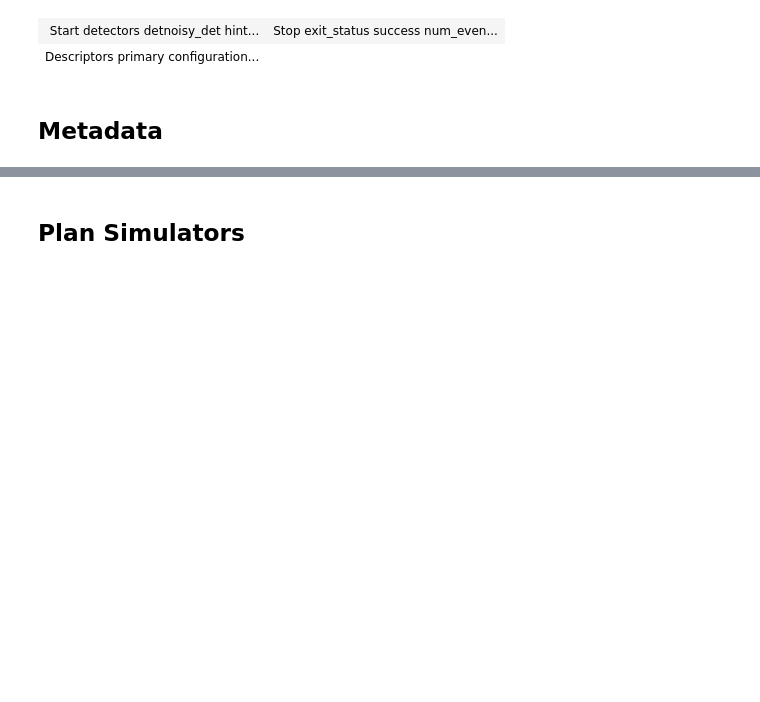
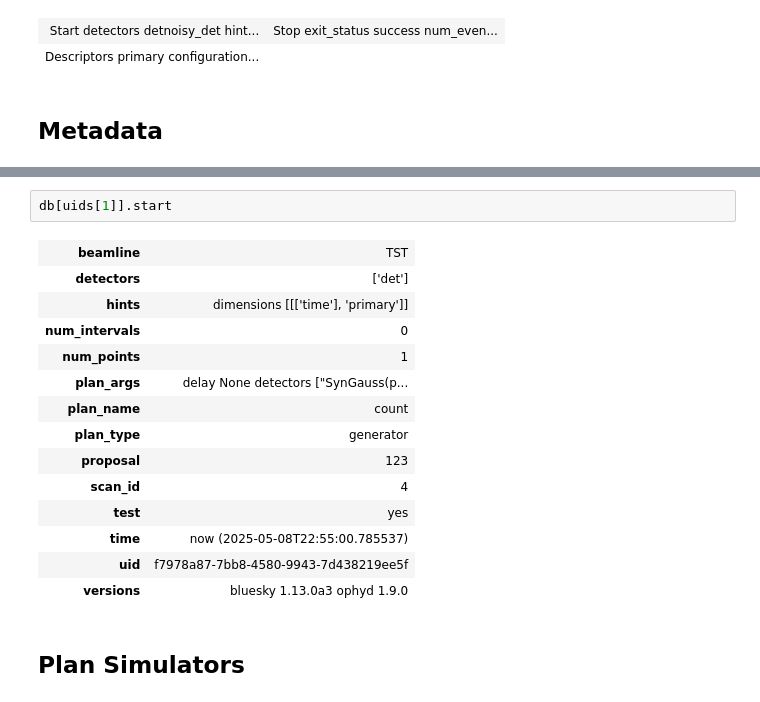
Before and after one commit to NSLS2/bluesky-training-2025-2, a Jupyter notebook: Week4/Week4-Basics-of-Bluesky.ipynb, the cells around one changed output, grey strips where cells are left out. Cells and saved outputs as stored; diff of their text form; blank space fills up the shorter version.

```diff
--- a/Week4/Week4-Basics-of-Bluesky.ipynb
+++ b/Week4/Week4-Basics-of-Bluesky.ipynb
@@ -206,3 +193,20 @@ db[uid].start
+# %%
+db[uids[1]].start
+# %% [output]
+| beamline | TST |
+| detectors | ['det'] |
+| hints | dimensions [[['time'], 'primary']] |
+| num_intervals | 0 |
+| num_points | 1 |
+| plan_args | delay None detectors ["SynGauss(p... |
+| plan_name | count |
+| plan_type | generator |
+| proposal | 123 |
+| scan_id | 4 |
+| test | yes |
+| time | now (2025-05-08T22:55:00.785537) |
+| uid | f7978a87-7bb8-4580-9943-7d438219ee5f |
+| versions | bluesky 1.13.0a3 ophyd 1.9.0 |
 # %% [markdown]
 ## Plan Simulators
 # %%
```
Also changed, not shown: parts of 18 cells of this notebook.
